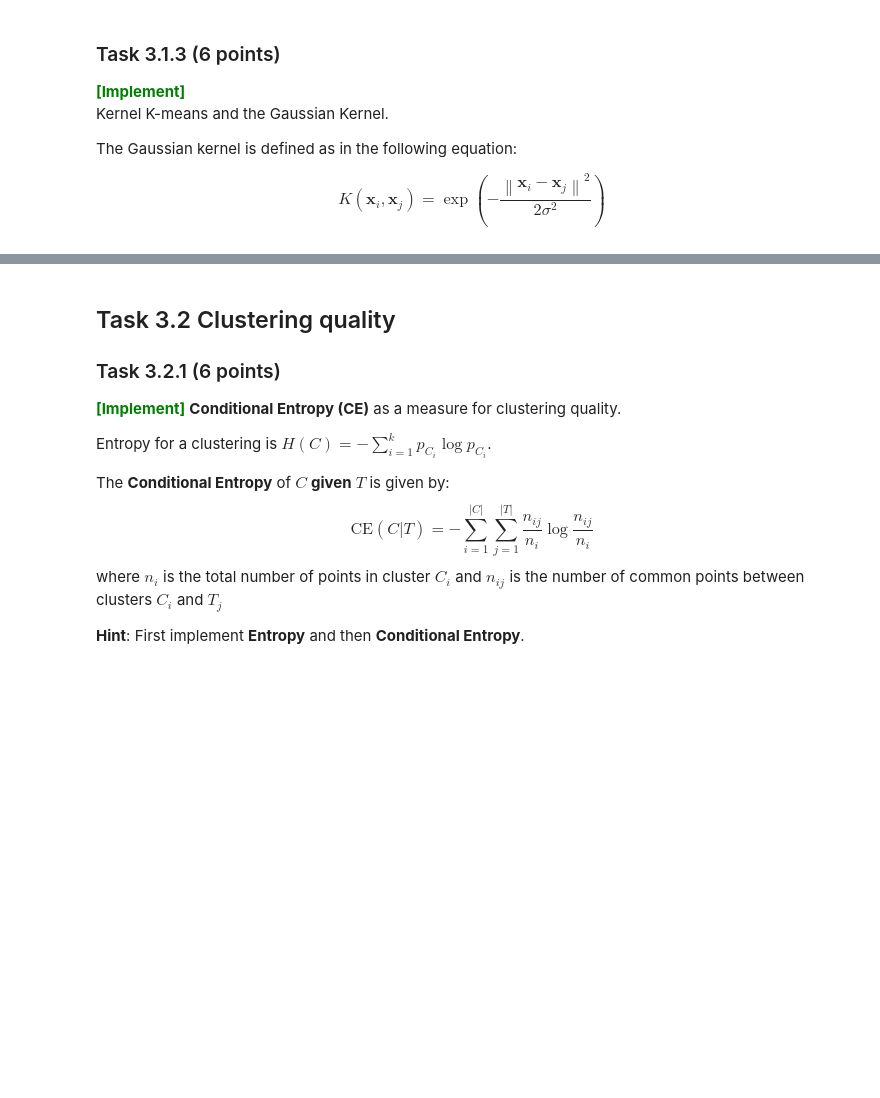
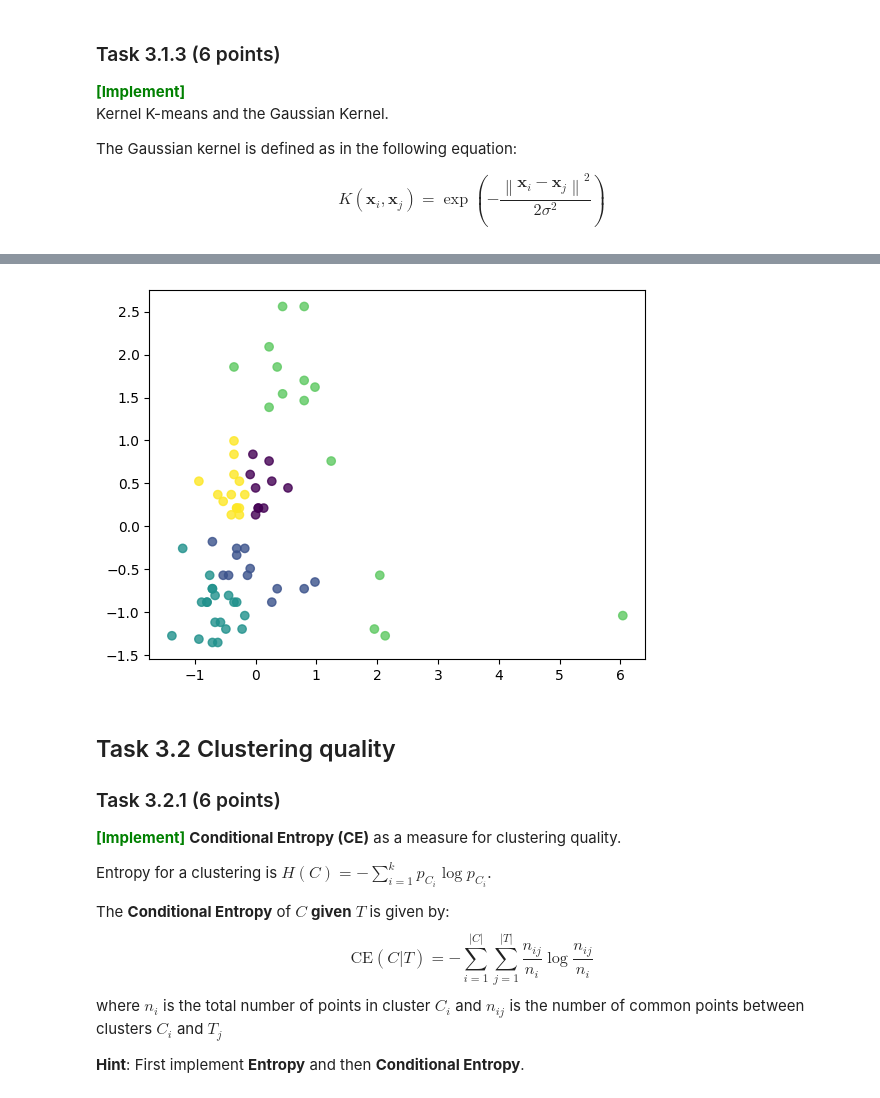
Before and after one commit to AnneKir/dm2023-exercises, a Jupyter notebook: handins/handin1.ipynb, the cells around one changed output, grey strips where cells are left out. Drawn from its saved outputs; the diff is of its cells as text; code cells hidden in the pictures; blank space fills up the shorter version.

```diff
--- a/handins/handin1.ipynb
+++ b/handins/handin1.ipynb
@@ -624,0 +643,84 @@ plt.scatter(X_scaled[:, 0], X_scaled[:, 1], alpha=0.8, c=clusters)
+# %%
+def eu_dist(x,y):
+    return (np.sqrt((y[0]-x[0])**2 + (y[1]-x[1])**2))
+
+def find_idx(list_to_search, value):
+    return [idx for idx, val in enumerate(list_to_search) if val==value]
+# %%
+### YOUR CODE HERE
+X = toy[["sulphates", "alcohol"]].to_numpy()
+
+# Necessary Data normalization!
+X_norm = (X - X.min(0)) / X.ptp(0)
+
+def gaussian_kernel(x, y, sigma=0.8):
+    k = 0
+    ### YOUR CODE HERE
+    dist = eu_dist(x,y)**2
+    k = np.exp(-dist/(2*(sigma**2)))
+
+    ### YOUR CODE HERE
+    return k
+
+np.random.seed(0)
+def kernel_kmeans(X, n_clusters, kernel=gaussian_kernel, iters=100, error=.01):
+    ### YOUR CODE HERE
+    clusters_0 = np.random.randint(n_clusters,size= X.shape[0]) #size k
+    # print(clusters_0)
+    for t in range(iters):
+        aaa, counts = np.unique(clusters_0, return_counts=True)
+        # n_clusters = len(aaa)
+        # print(counts, n_clusters)
+        #kuhbk
+        sqnorms = []
+        for i in range(n_clusters):
+            idxs = find_idx(clusters_0, i) #points in cluster i
+            points = X[idxs]
+            #calculate squared norm of cluster means: (1/n_i^2) * sum_xa(sum_xb(K(x_a,x_b)))
+            n_j = len(points)
+            if(n_j == 0):
+                sqnorms.append(0)
+                continue
+
+            # print(42, i,len(idxs), n_j)
+            # TODO: spørg om vi skal inkludere k = u
+            reee = np.sum([np.sum([gaussian_kernel(points[k],points[u]) for k in range(n_j) if k!=u]) for u in range(n_j)])
+            # print(reee)
+            sqnorm = (1/(n_j**2)) * reee
+            sqnorms.append(sqnorm)
+
+        avg_ji = np.zeros((X.shape[0], n_clusters))
+        for idx, x in enumerate(X):
+            #calculate avg kernel value for x and C: (1/n_i) * sum_xa(K(xa,xj))
+            for i in range(n_clusters):
+                idxs = find_idx(clusters_0, i) #points in cluster i
+                points = X[idxs]
+                n_j = len(points)
+                if n_j==0:
+                    avg_ji[idx, i] = 0
+                    continue
+                #calculate squared norm of cluster means: (1/n_i^2) * sum_xa(sum_xb(K(x_a,x_b)))
+                eee = np.sum([gaussian_kernel(x,points[xa]) for xa in range(n_j)])
+                avg_ji[idx,i] = 1/(n_j) * eee #FIXME what is n_i
+
+        for idx, x in enumerate(X):
+            # Find closest cluster for each point
+            ds = []
+            for i in range(n_clusters):
+                a = sqnorms[i] - 2 * avg_ji[idx,i]
+                ds.append(a)
+            j_idx = np.argmin(ds)
+            clusters_0[idx] = j_idx
+        # print(clusters_0)
+    ### YOUR CODE HERE
+    return clusters_0
+
+# clusters should be array with values [0,n_clusters) where each value is the cluster the point belongs to
+clusters = kernel_kmeans(X_norm, 5)
+
+scaler = StandardScaler().fit(X_norm)
+X_scaled = scaler.transform(X_norm)
+clusters = kernel_kmeans(X_scaled, 5)
+
+plt.scatter(X_scaled[:, 0], X_scaled[:, 1], alpha=0.8, c=clusters)
+# %% [output]
@@ -625,3 +728,4 @@ plt.scatter(X_scaled[:, 0], X_scaled[:, 1], alpha=0.8, c=clusters)
+[figure, added]
 # %% [markdown]
 
 ## Task 3.2 Clustering quality
```
Also changed, not shown: parts of 23 cells of this notebook, 1 other file.
